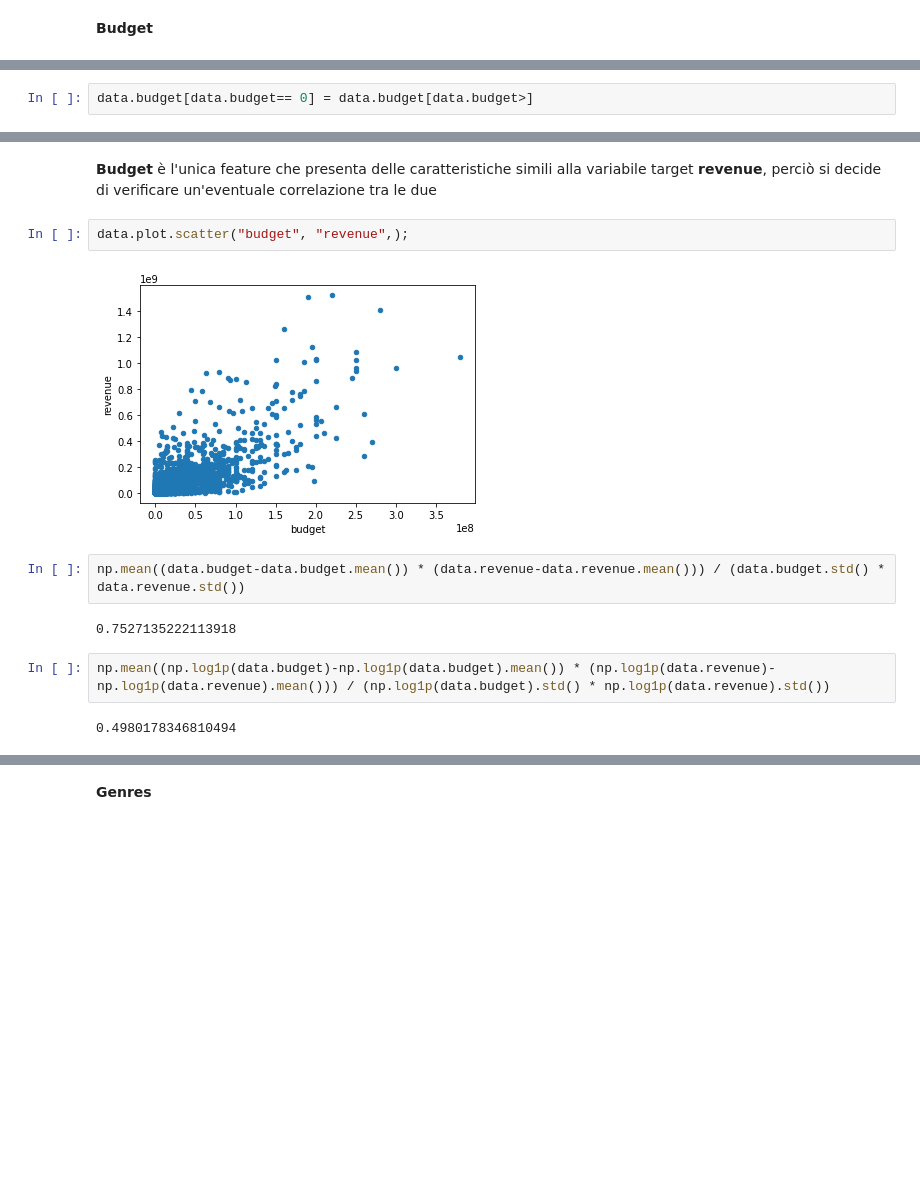
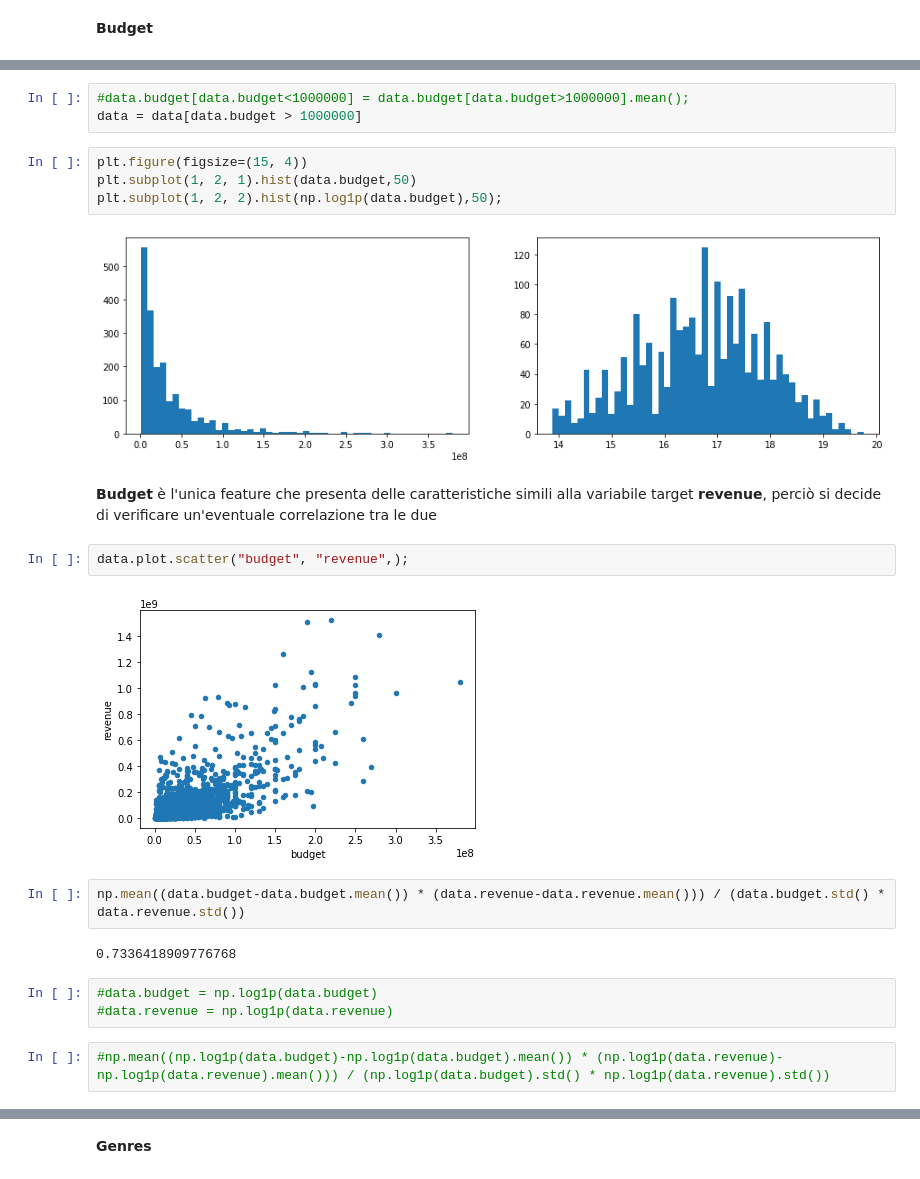
Before and after one commit to sergiorolnic/datascience, a Jupyter notebook: datascience_project.ipynb, the cells around one changed output, grey strips where cells are left out. Saved outputs shown, nothing was run; the diff lists cells and outputs as text; blank space fills up the shorter version.

```diff
--- a/datascience_project.ipynb
+++ b/datascience_project.ipynb
@@ -184,2 +163,0 @@ Name: budget, Length: 2012, dtype: int64
-# %%
-data.budget[data.budget== 0] = data.budget[data.budget>]
@@ -186,14 +166,24 @@ data.budget[data.budget== 0] = data.budget[data.budget>]
+# %%
+#data.budget[data.budget<1000000] = data.budget[data.budget>1000000].mean();
+data = data[data.budget > 1000000]
+# %%
+plt.figure(figsize=(15, 4))
+plt.subplot(1, 2, 1).hist(data.budget,50)
+plt.subplot(1, 2, 2).hist(np.log1p(data.budget),50);
+# %% [output]
+[figure, added]
 # %% [markdown]
 **Budget** è l'unica feature che presenta delle caratteristiche simili alla variabile target **revenue**, perciò si decide di verificare un'eventuale correlazione tra le due
 # %%
 data.plot.scatter("budget", "revenue",);
 # %% [output]
-[figure, old version]
+[figure, new version]
 # %%
 np.mean((data.budget-data.budget.mean()) * (data.revenue-data.revenue.mean())) / (data.budget.std() * data.revenue.std())
 # %% [output]
-0.7527135222113918
+0.7336418909776768
+# %%
+#data.budget = np.log1p(data.budget)
+#data.revenue = np.log1p(data.revenue)
 # %%
-np.mean((np.log1p(data.budget)-np.log1p(data.budget).mean()) * (np.log1p(data.revenue)-np.log1p(data.revenue).mean())) / (np.log1p(data.budget).std() * np.log1p(data.revenue).std())
+#np.mean((np.log1p(data.budget)-np.log1p(data.budget).mean()) * (np.log1p(data.revenue)-np.log1p(data.revenue).mean())) / (np.log1p(data.budget).std() * np.log1p(data.revenue).std())
-# %% [output]
-0.4980178346810494
```
Also changed, not shown: parts of 58 cells of this notebook.
